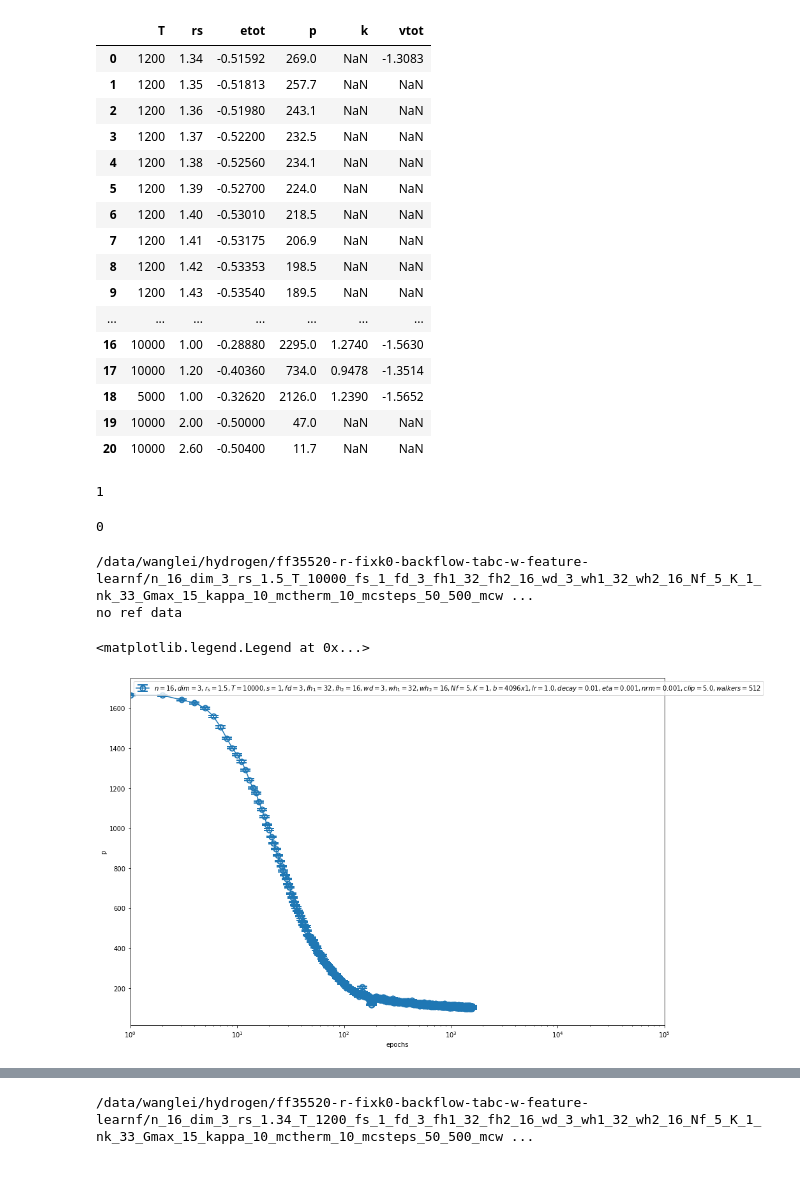
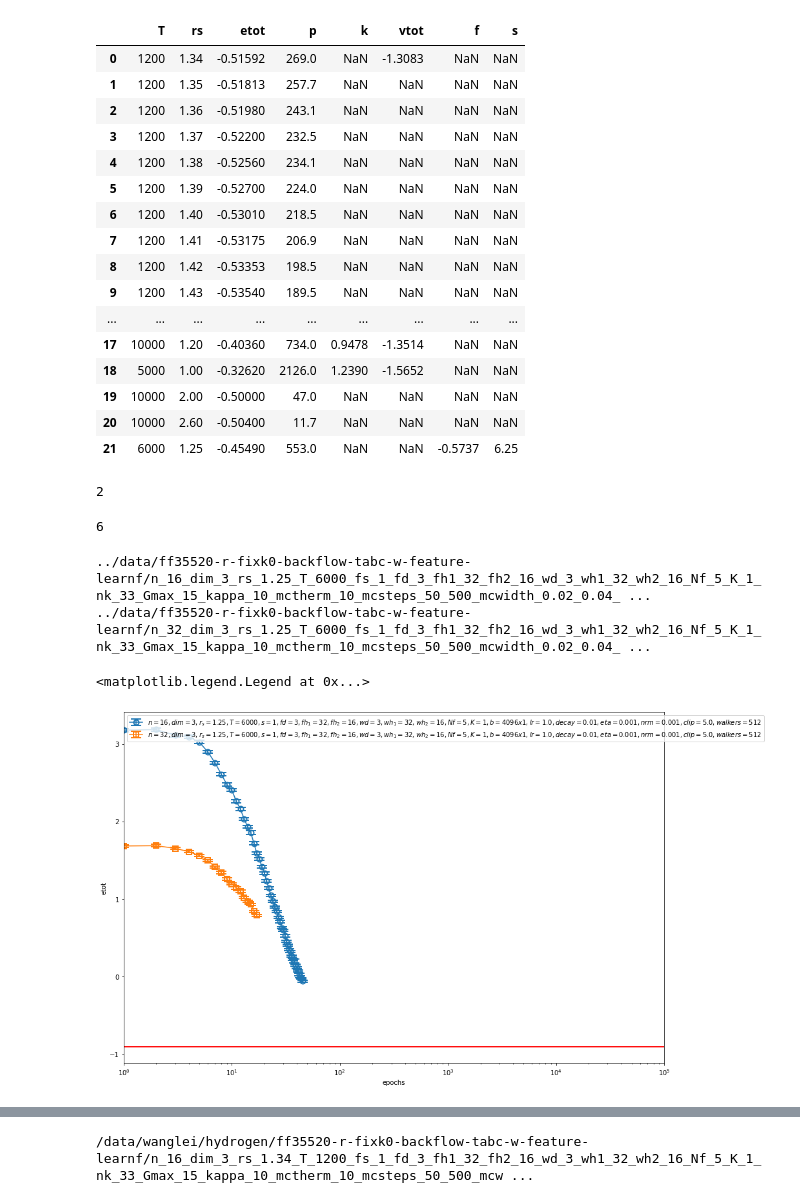
Before and after one commit to fermiflow/hydrogen, a Jupyter notebook: analysis/analysis.ipynb, the cells around one changed output, grey strips where cells are left out. Drawn from its saved outputs; the diff is of its cells as text; code cells hidden in the pictures; blank space fills up the shorter version.

Commit message:
added rs=1.25 T=6000K benchmark data

```diff
--- a/analysis/analysis.ipynb
+++ b/analysis/analysis.ipynb
@@ -21,27 +24,27 @@ import jax.numpy as jnp
 # %%
-ref_file = '/home/wanglei/hydrogen/analysis/refs/pnas2016.csv'
+ref_file = '../analysis/refs/pnas2016.csv'
 ref_df = pd.read_csv(ref_file, delimiter=r"\s+")
 ref_df
 # %% [output]
-|  | T | rs | etot | p | k | vtot |
-| 0 | 1200 | 1.34 | -0.51592 | 269.0 | NaN | -1.3083 |
-| 1 | 1200 | 1.35 | -0.51813 | 257.7 | NaN | NaN |
-| 2 | 1200 | 1.36 | -0.51980 | 243.1 | NaN | NaN |
-| 3 | 1200 | 1.37 | -0.52200 | 232.5 | NaN | NaN |
-| 4 | 1200 | 1.38 | -0.52560 | 234.1 | NaN | NaN |
-| 5 | 1200 | 1.39 | -0.52700 | 224.0 | NaN | NaN |
-| 6 | 1200 | 1.40 | -0.53010 | 218.5 | NaN | NaN |
-| 7 | 1200 | 1.41 | -0.53175 | 206.9 | NaN | NaN |
-| 8 | 1200 | 1.42 | -0.53353 | 198.5 | NaN | NaN |
-| 9 | 1200 | 1.43 | -0.53540 | 189.5 | NaN | NaN |
-| ... | ... | ... | ... | ... | ... | ... |
-| 16 | 10000 | 1.00 | -0.28880 | 2295.0 | 1.2740 | -1.5630 |
-| 17 | 10000 | 1.20 | -0.40360 | 734.0 | 0.9478 | -1.3514 |
-| 18 | 5000 | 1.00 | -0.32620 | 2126.0 | 1.2390 | -1.5652 |
-| 19 | 10000 | 2.00 | -0.50000 | 47.0 | NaN | NaN |
-| 20 | 10000 | 2.60 | -0.50400 | 11.7 | NaN | NaN |
+|  | T | rs | etot | p | k | vtot | f | s |
+| 0 | 1200 | 1.34 | -0.51592 | 269.0 | NaN | -1.3083 | NaN | NaN |
+| 1 | 1200 | 1.35 | -0.51813 | 257.7 | NaN | NaN | NaN | NaN |
+| 2 | 1200 | 1.36 | -0.51980 | 243.1 | NaN | NaN | NaN | NaN |
+| 3 | 1200 | 1.37 | -0.52200 | 232.5 | NaN | NaN | NaN | NaN |
+| 4 | 1200 | 1.38 | -0.52560 | 234.1 | NaN | NaN | NaN | NaN |
+| 5 | 1200 | 1.39 | -0.52700 | 224.0 | NaN | NaN | NaN | NaN |
+| 6 | 1200 | 1.40 | -0.53010 | 218.5 | NaN | NaN | NaN | NaN |
+| 7 | 1200 | 1.41 | -0.53175 | 206.9 | NaN | NaN | NaN | NaN |
+| 8 | 1200 | 1.42 | -0.53353 | 198.5 | NaN | NaN | NaN | NaN |
+| 9 | 1200 | 1.43 | -0.53540 | 189.5 | NaN | NaN | NaN | NaN |
+| ... | ... | ... | ... | ... | ... | ... | ... | ... |
+| 17 | 10000 | 1.20 | -0.40360 | 734.0 | 0.9478 | -1.3514 | NaN | NaN |
+| 18 | 5000 | 1.00 | -0.32620 | 2126.0 | 1.2390 | -1.5652 | NaN | NaN |
+| 19 | 10000 | 2.00 | -0.50000 | 47.0 | NaN | NaN | NaN | NaN |
+| 20 | 10000 | 2.60 | -0.50400 | 11.7 | NaN | NaN | NaN | NaN |
+| 21 | 6000 | 1.25 | -0.45490 | 553.0 | NaN | NaN | -0.5737 | 6.25 |
 # %%
-T, rs = 10000, 1
+T, rs = 6000, 1.25
 
 nicknames = [#'ff35520-r-fixk0-backflow',
              #'ff35520-r-fixk0-backflow-pbc',
@@ -52,9 +55,9 @@ nicknames = [#'ff35520-r-fixk0-backflow',
              #'ff35520-r-fixk0-backflow-tabc-123',
              #'ff35520-r-fixk0-backflow-tabc-456',
              #'ff35520-r-backflow-tabc-w-feature-learnf',
-             'ff35520-r-fixk0-backflow-pbc-feature-learnf',
+             #'ff35520-r-fixk0-backflow-pbc-feature-learnf',
              'ff35520-r-fixk0-backflow-tabc-w-feature-learnf',
-             'ff35520-r-fixk0-backflow-tabc-b-feature-learnf',
+             #'ff35520-r-fixk0-backflow-tabc-b-feature-learnf',
              #'ff35520-r-fixk0-backflow-tabc-w-zeroinit',
              #'ff35520-r-fixk0-backflow-tabc-w-zeroinit-softplus'
              #'walker-uniform-geminal-fixsr-logj-float64-decay-compact-123',
@@ -69,7 +72,7 @@ nicknames = [#'ff35520-r-fixk0-backflow',
 
 files = []
 for nickname in nicknames:
-    files += glob("/data/wanglei/hydrogen/"+nickname+"/n_*_dim_3_rs_%g*_T_%g_*/data.txt"%(rs, T))
+    files += glob("../data/"+nickname+"/n_*_dim_3_rs_%g*_T_%g_*/data.txt"%(rs, T))
 files = list(filter(lambda f: os.path.getsize(f)>100, files))
 files = natural_sort(files)
 #files = files[::-1]
@@ -81,13 +84,13 @@ files = natural_sort(files)
 #files += ['/data/wanglei/hydrogen/jastrow/n_14_dim_3_rs_1.2_T_1000_steps_1_depth_3_spsize_32_tpsize_16_Nf_5_K_8_Gmax_15_kappa_10_mctherm_10_mcsteps_50_mcstddev_0.05_lr_0.1_decay_0.01_damping_0.001_norm_0.001_clip_5_bs_1024_devices_1_accsteps_1/data.txt']
 len(files)
 # %% [output]
-1
+2
 # %%
 def cond(f):
     n, dim, rs, T, s, fd, fh1, fh2, wd, wh1, wh2, b, a, lr, decay, eta, maxnorm, Nf, clip, K, w = parse_filename(f)
     #return rs <1.46 and '_ht_' not in f and ('nk_19' in f) and ('mcsteps_100_400' in f)
     #return ('mcsteps_100_500' in f or 'mcsteps_100_400' in f)
-    return 'nk_19'  in f or n ==14 or n == 32
+    return rs == 1.0
 files = list(filter(cond , files))
 files = files[::-1]
 len(files)
@@ -96,9 +99,9 @@ len(files)
 #files = [files[0], files[2], files[1], files[3], files[4]]
 #files = files[-2:]
 # %% [output]
-0
+6
 # %%
-obs = 'p'
+obs = 'etot'
 
 markers = ['o', 's', 'D', '*', 'x', '^', '<', 'h', '>', 'd', 'X', 'v', 'h', '1']
 colors = ['C0', 'C1','C2', 'C3', 'C4', 'C6', 'C5', 'C7', 'C8', 'C9', 'C10', 'C11', 'C12', 'C13']
@@ -133,38 +136,38 @@ for f, marker, color in zip(files, markers, colors):
     #L = (4/3*np.pi*n)**(1/3)
     #y -= ( jax.scipy.special.gammaln(n+1)/n + dim*np.log(L) )
 
     try:
         ref_value = ref_df.query('(T==%g) & (rs==%g)'%(T, rs))[obs].values[0]
-        if obs in ['etot', 'k', 'vtot']: ref_value = 2*ref_value
+        if obs in ['etot', 'k', 'vtot', 'f']: ref_value = 2*ref_value
         plt.axhline(y=ref_value, color='r')
         #y = (y-ref_value)/np.abs(ref_value)
 
     except (KeyError , IndexError):
         print ('no ref data')
 
     plt.errorbar(df['epoch'].values, y, yerr=yerr,
                  marker=marker, color=color,markerfacecolor='none',
                  markeredgewidth=2, ms=8, capsize=8, label=label)
 
     #if obs == 'p': plt.ylim([100, 400])
     #if obs in ['f', 'etot', 'e', 'vtot']: plt.ylim([1, 2])
 
 plt.ylabel(obs)
 plt.xlabel('epochs')
 plt.xlim([1, 1e5])
 plt.xscale('log')
 #plt.yscale('log')
 plt.legend(loc='upper left')
 #plt.ylim([-20, 20])
 #plt.ylim([-1.1, -0.])
-#plt.ylim([1800, 2500])
+#plt.ylim([-50, 50])
 #plt.axhline(y=200, color='r')
-#plt.axhline(y=-2*0.1237, color='r')
+#plt.axhline(y=-0.5737, color='r')
 #plt.axvline(x=346, color='r')
 # %% [output]
-/data/wanglei/hydrogen/ff35520-r-fixk0-backflow-tabc-w-feature-learnf/n_16_dim_3_rs_1.5_T_10000_fs_1_fd_3_fh1_32_fh2_16_wd_3_wh1_32_wh2_16_Nf_5_K_1_nk_33_Gmax_15_kappa_10_mctherm_10_mcsteps_50_500_mcw ...
-no ref data
+../data/ff35520-r-fixk0-backflow-tabc-w-feature-learnf/n_16_dim_3_rs_1.25_T_6000_fs_1_fd_3_fh1_32_fh2_16_wd_3_wh1_32_wh2_16_Nf_5_K_1_nk_33_Gmax_15_kappa_10_mctherm_10_mcsteps_50_500_mcwidth_0.02_0.04_ ...
+../data/ff35520-r-fixk0-backflow-tabc-w-feature-learnf/n_32_dim_3_rs_1.25_T_6000_fs_1_fd_3_fh1_32_fh2_16_wd_3_wh1_32_wh2_16_Nf_5_K_1_nk_33_Gmax_15_kappa_10_mctherm_10_mcsteps_50_500_mcwidth_0.02_0.04_ ...
 <matplotlib.legend.Legend at 0x...>
-[figure, old version]
+[figure, new version]
 # %%
 import sys, os
```
Also changed, not shown: parts of 3 cells of this notebook, 1 other file.
